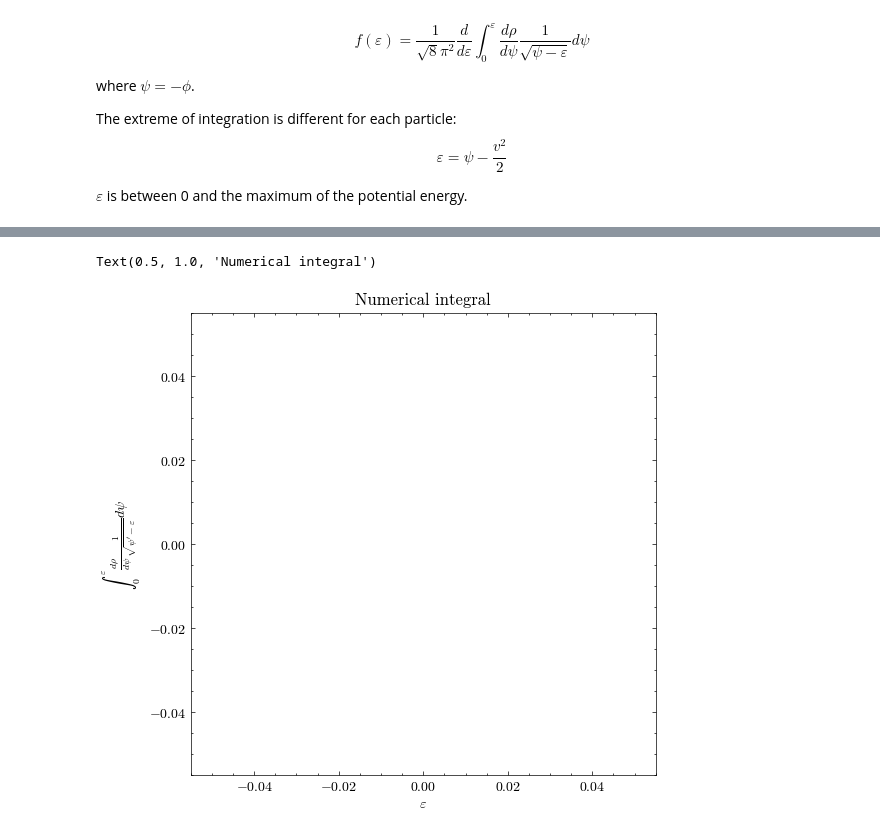
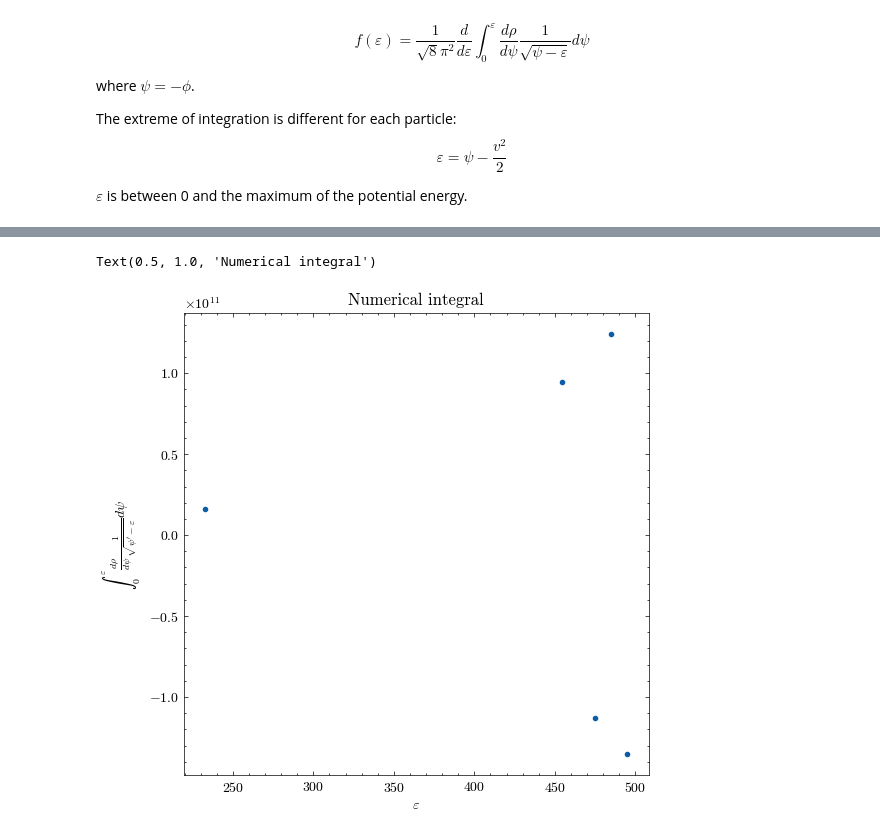
Before and after one commit to lisam10/stellar_systems_dynamics2024, a Jupyter notebook: final exercise/Hernquist.ipynb, the cells around one changed output, grey strips where cells are left out. Drawn from its saved outputs; the diff is of its cells as text; code cells hidden in the pictures.

Commit message:
started f(eps) integral

```diff
--- a/final exercise/Hernquist.ipynb
+++ b/final exercise/Hernquist.ipynb
@@ -109,17 +109,3 @@ def compute_pot(R):
 
 def compute_rho(R):
     return M / (2* np.pi) * a/R * 1/(R+a)**3
-# %%
-r_maxmin = radius_s[::-1]
-eps_max = - compute_pot (r_maxmin)
-#we have the potential of each particle, which also corresponds to their eps_max
-
-n_points = 100
-integral = np.zeros(n)
-
-for i in range(n):
-    r = np.linspace(r_maxmin[0]+1, r_maxmin[i], n_points)
-    psi = - compute_pot (r)
-    rho = compute_rho (r)
-    drho_dpsi = np.gradient(rho) / np.gradient(psi)
-    integral[i] = np.trapz (drho_dpsi * (1 / np.sqrt(eps_max[i] - psi)), psi)
@@ -125,0 +160,16 @@ for i in range(n):
+# %%
+max_pot = - compute_pot(0)
+eps_min = - compute_pot(radius_s[n-1])
+eps = np.linspace(eps_min, max_pot, 100)
+integral = np.empty(100)
+
+for i in range(80):
+    r_max_int = M / eps[i] - a
+    r_int = np.linspace(radius_s[0], r_max_int, 100)
+    print(r_int)
+    pot_int = - compute_pot(r_int)
+    rho_int = compute_rho(r_int)
+
+    drho_dpsi = np.gradient(rho_int) / np.gradient(pot_int)
+
+    integral[i] = np.sum(drho_dpsi * (1 / (pot_int - eps[i])))
@@ -130,13 +214,13 @@ print(integral)
 # %%
 fig = plt.figure(figsize=(6,6))
 
-plt.plot(eps_max,integral)
+plt.plot(eps[0:79],integral[0:79], ".")
 #plt.scatter(eps_integral,integral)
 #plt.loglog()
 plt.xlabel(r'$\varepsilon$')
 plt.ylabel(r"$\int_0^{\varepsilon} \frac{d\rho}{d\psi}\frac{1}{\sqrt{\psi'-\varepsilon}} d\psi$")
 
 plt.title('Numerical integral')
 # %% [output]
 Text(0.5, 1.0, 'Numerical integral')
-[figure, old version]
+[figure, new version]
```
Also changed, not shown: parts of 9 cells of this notebook.
